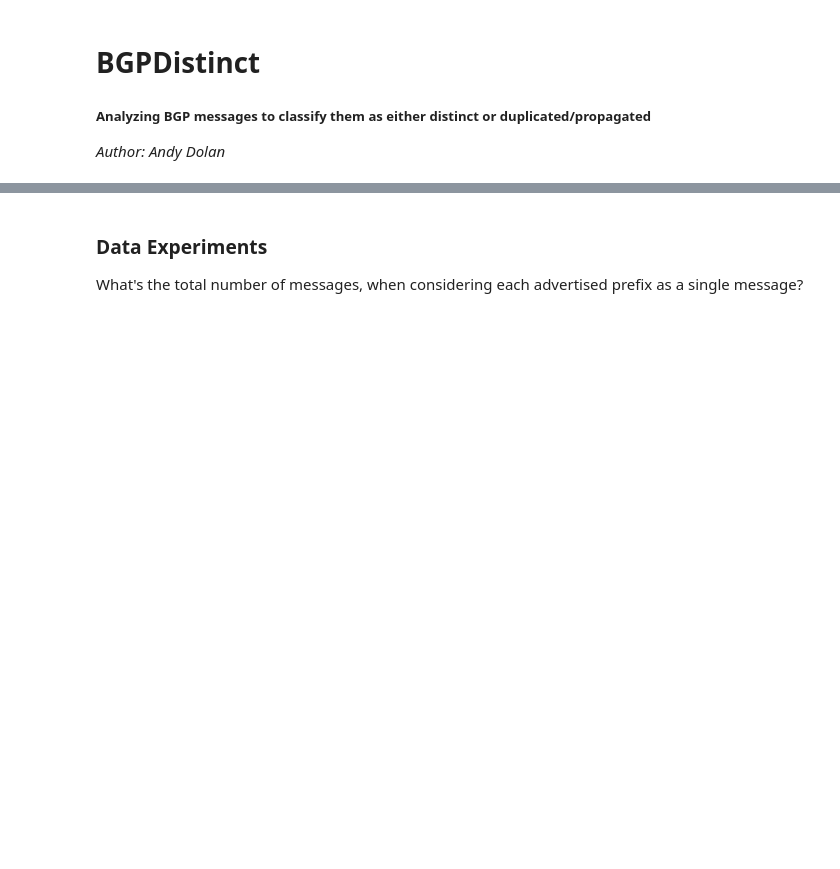
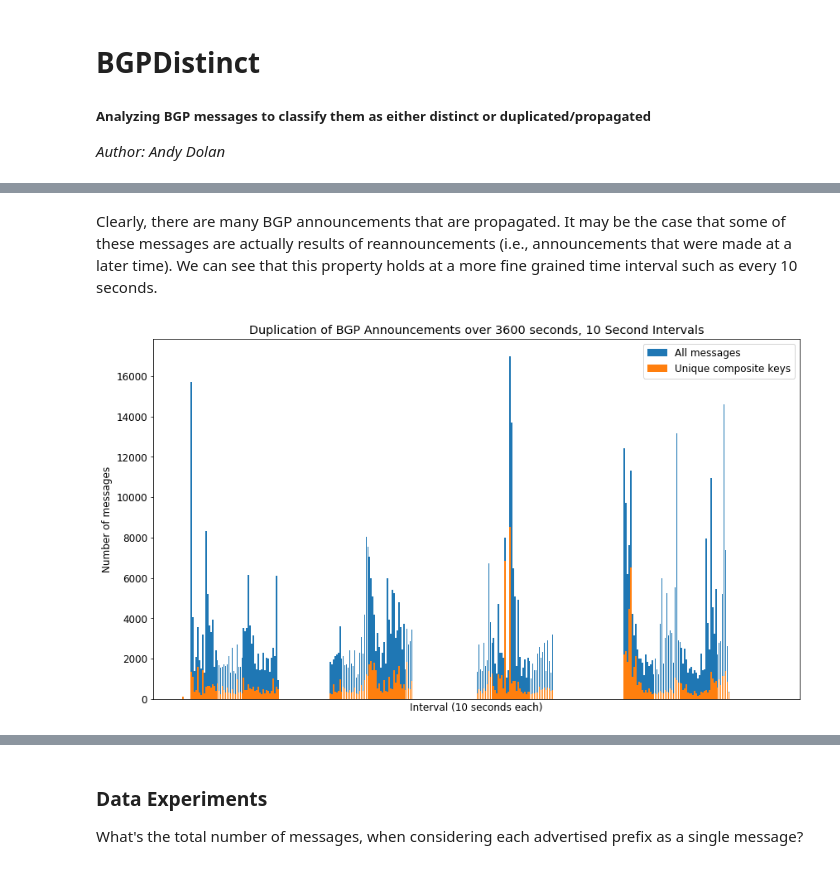
Before and after one commit to adolan5/BGPDistinct, a Jupyter notebook: notebooks/BGPDistinct.ipynb, the cells around one changed output, grey strips where cells are left out. Drawn from its saved outputs; the diff is of its cells as text; code cells hidden in the pictures; blank space fills up the shorter version.

```diff
--- a/notebooks/BGPDistinct.ipynb
+++ b/notebooks/BGPDistinct.ipynb
@@ -68,0 +200,6 @@ Note the elements in the example above that will be used as inputs to the networ
+# %% [markdown]
+Clearly, there are many BGP announcements that are propagated. It may be the case that some of these messages are actually results of reannouncements (i.e., announcements that were made at a later time). We can see that this property holds at a more fine grained time interval such as every 10 seconds.
+# %%
+show_duplication(large_de.extracted_data, 10, use_xticks=False)
+# %% [output]
+[figure, added]
```
Also changed, not shown: parts of 30 cells of this notebook.
